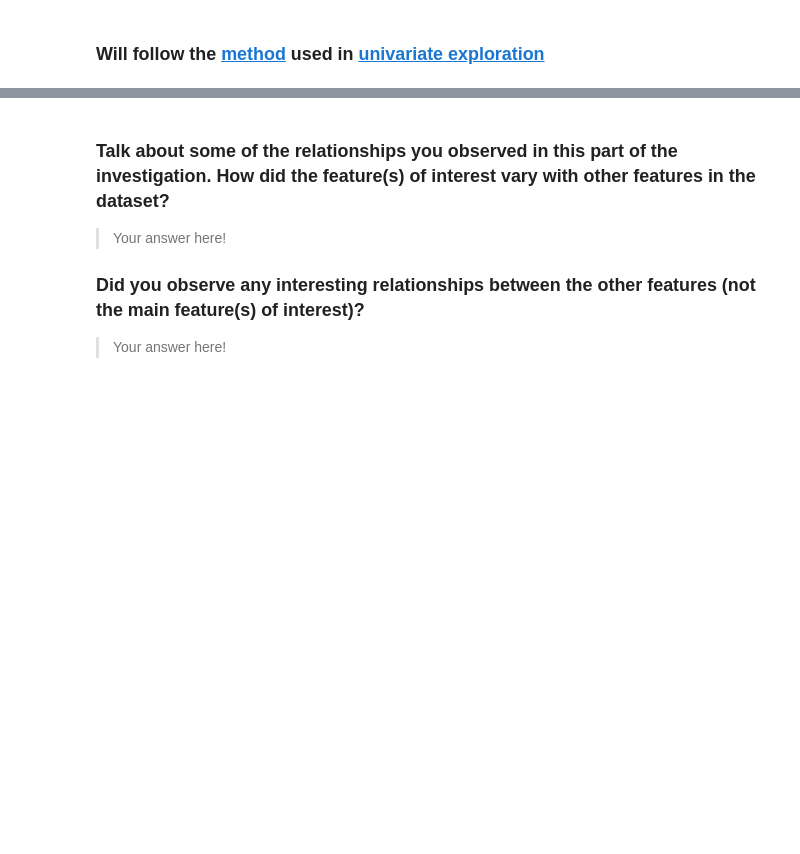
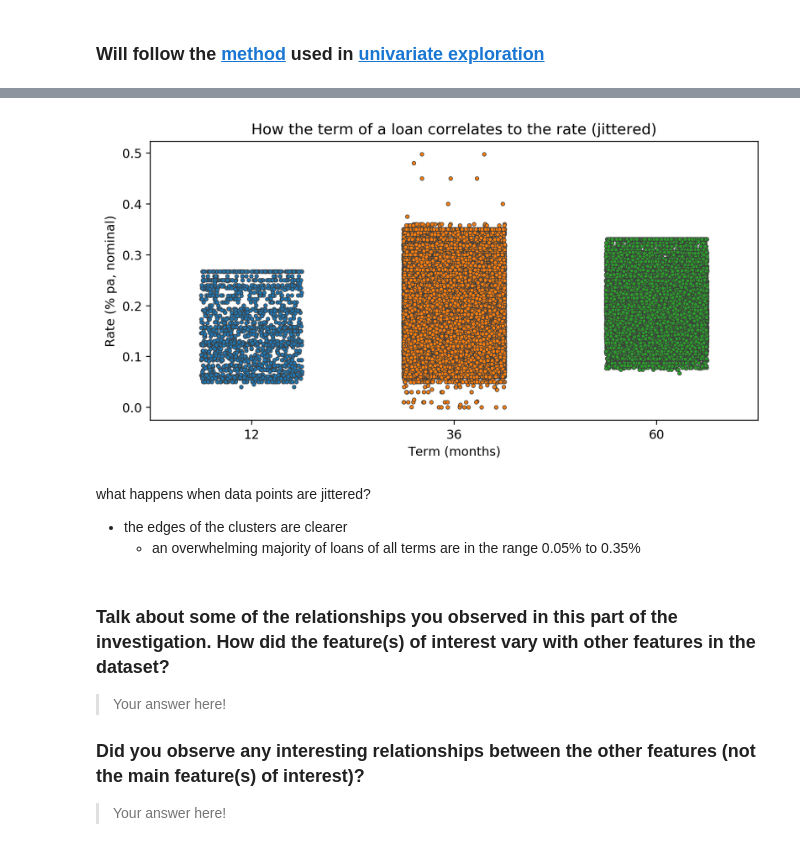
Before and after one commit to brk-a/alx-t-data-analyst, a Jupyter notebook: 0x02-project_3_visualise_data/Part_I_exploration_template.ipynb, the cells around one changed output, grey strips where cells are left out. Cells and saved outputs as stored; diff of their text form; code cells hidden in the pictures; blank space fills up the shorter version.

```diff
--- a/0x02-project_3_visualise_data/Part_I_exploration_template.ipynb
+++ b/0x02-project_3_visualise_data/Part_I_exploration_template.ipynb
@@ -967,3 +984,17 @@ fashion in the previous section (univariate exploration).
+# %%
+#jittered stripplot for `BorrowerRate` against `Term`
+
+fig, ax = create_sub()
+sns.stripplot(df.Term, df.BorrowerRate, jitter=0.25, size=3, ax=ax, linewidth=.5)
+plt.title('How the term of a loan correlates to the rate (jittered)')
+plt.xlabel('Term (months)')
+plt.ylabel('Rate (% pa, nominal)');
+# %% [output]
+[figure, added]
+# %% [markdown]
+what happens when data points are jittered?
+* the edges of the clusters are clearer
+    * an overwhelming majority of loans of all terms are in the range 0.05% to 0.35%
 # %% [markdown]
 ### Talk about some of the relationships you observed in this part of the investigation. How did the feature(s) of interest vary with other features in the dataset?
 
```
Also changed, not shown: parts of 13 cells of this notebook.
